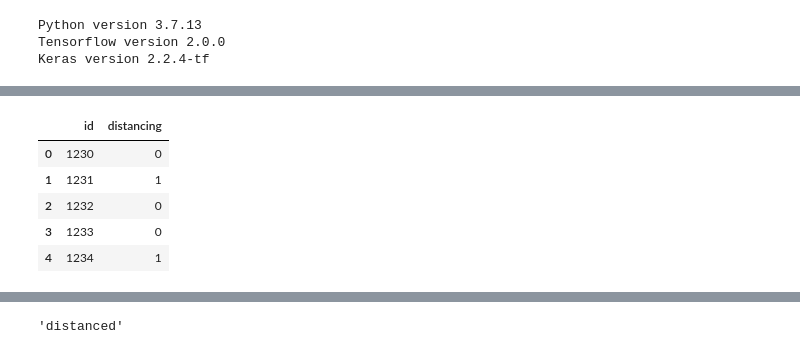
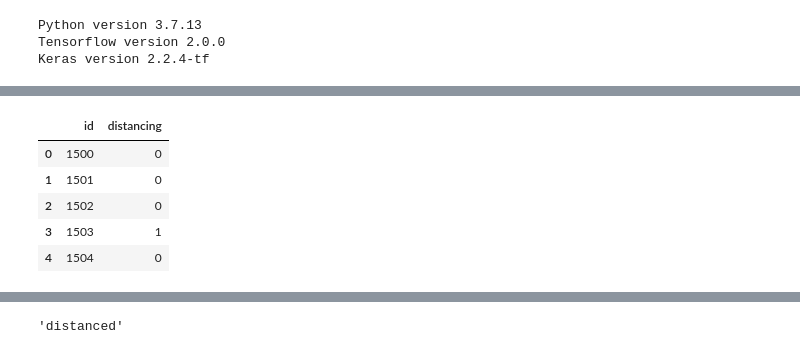
Before and after one commit to laurthompson0/cs665-final, a Jupyter notebook: combined_features_transfer.ipynb, the cells around one changed output, grey strips where cells are left out. Saved outputs shown, nothing was run; the diff lists cells and outputs as text; code cells hidden in the pictures.

```diff
--- a/combined_features_transfer.ipynb
+++ b/combined_features_transfer.ipynb
@@ -80,18 +111,18 @@ for i in range(num_train_images):
 # %%
-num_test_images = 310
+num_test_images = 300
 
 x_test = np.zeros((num_test_images, img_width, img_width, 3), dtype=np.uint8)
 y_test = np.zeros((num_test_images, 2), dtype=np.uint8)
 
 test_labels = pd.read_csv('data/test/labels.csv', names=["id","distancing"], dtype={'id': str, 'distancing': np.uint8})
 test_labels.head()
 # %% [output]
 |  | id | distancing |
-| 0 | 1230 | 0 |
-| 1 | 1231 | 1 |
-| 2 | 1232 | 0 |
-| 3 | 1233 | 0 |
-| 4 | 1234 | 1 |
+| 0 | 1500 | 0 |
+| 1 | 1501 | 0 |
+| 2 | 1502 | 0 |
+| 3 | 1503 | 1 |
+| 4 | 1504 | 0 |
 # %%
 for i in range(num_test_images):
     # print('test/%s.jpg' % labels['id'][i])
```
Also changed, not shown: parts of 36 cells of this notebook, 23 other files.
